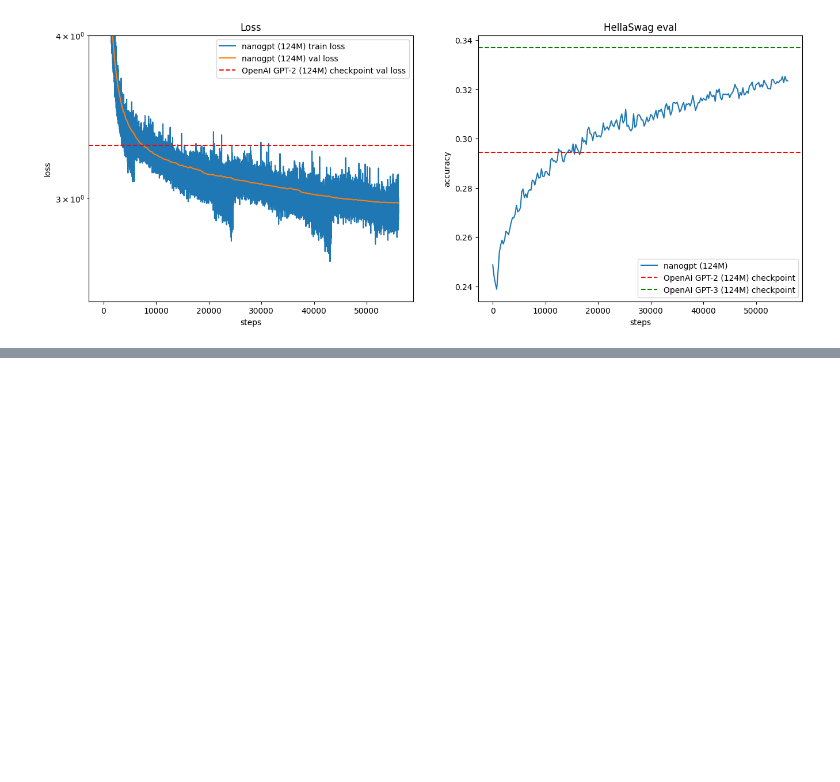
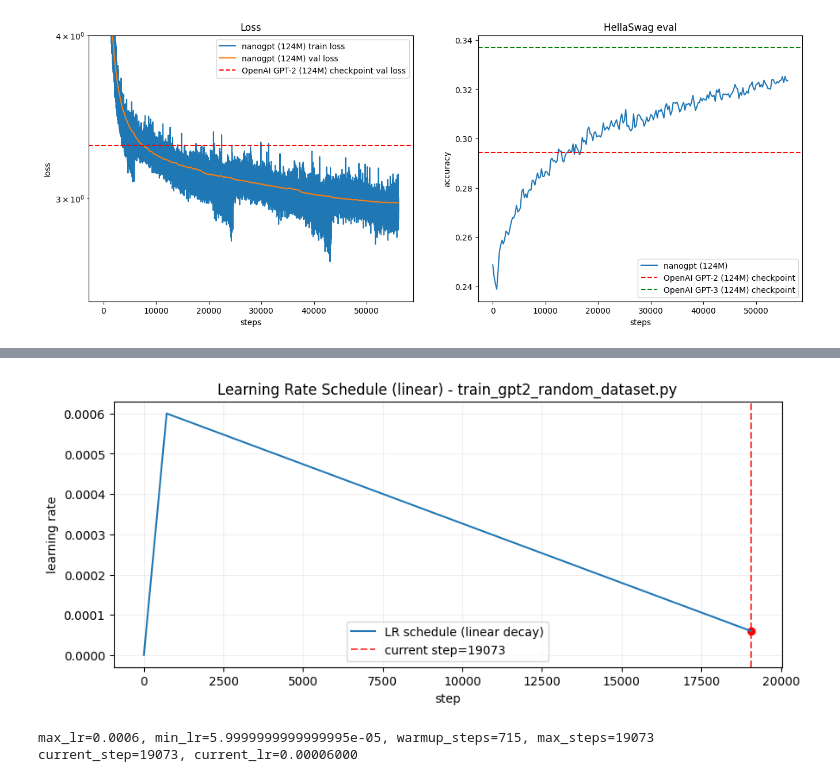
Before and after one commit to AGNDM/build-nanogpt, a Jupyter notebook: play.ipynb, the cells around one changed output, grey strips where cells are left out. Drawn from its saved outputs; the diff is of its cells as text; code cells hidden in the pictures; blank space fills up the shorter version.

```diff
--- a/play.ipynb
+++ b/play.ipynb
@@ -285,0 +279,46 @@ current_step=56046, current_lr=0.00006000
+# %%
+import numpy as np
+import matplotlib.pyplot as plt
+
+# Parameters from train_gpt2_random_dataset.py (linear decay)
+max_lr = 6e-4
+min_lr = max_lr * 0.1
+warmup_steps = 715
+max_steps = 19073
+current_step = max_steps
+
+def get_lr(it):
+    # 1) linear warmup for warmup_iters steps
+    if it < warmup_steps:
+        return max_lr * (it + 1) / warmup_steps
+    # 2) if it > lr_decay_iters, return min learning rate
+    if it > max_steps:
+        return min_lr
+    # 3) linear decay down to min learning rate
+    if it > 15000: # <-- extra decay after max_steps, not in train_gpt2_multi_epoch.py
+        return min_lr
+    lr = max_lr - (max_lr - min_lr) * (it - warmup_steps) / (max_steps - warmup_steps)
+    return lr
+
+steps = np.arange(max_steps + 1)
+lrs = np.array([get_lr(s) for s in steps])
+
+current_lr = get_lr(current_step)
+
+plt.figure(figsize=(10, 4))
+plt.plot(steps, lrs, label="LR schedule (linear decay)")
+plt.axvline(current_step, color="r", linestyle="--", alpha=0.7, label=f"current step={current_step}")
+plt.scatter([current_step], [current_lr], color="r")
+plt.title("Learning Rate Schedule (linear) - train_gpt2_random_dataset.py")
+plt.xlabel("step")
+plt.ylabel("learning rate")
+plt.legend()
+plt.grid(alpha=0.2)
+plt.show()
+
+print(f"max_lr={max_lr}, min_lr={min_lr}, warmup_steps={warmup_steps}, max_steps={max_steps}")
+print(f"current_step={current_step}, current_lr={current_lr:.8f}")
+# %% [output]
+[figure, added]
+max_lr=0.0006, min_lr=5.9999999999999995e-05, warmup_steps=715, max_steps=19073
+current_step=19073, current_lr=0.00006000
```
Also changed, not shown: parts of 2 cells of this notebook, 4 other files.
